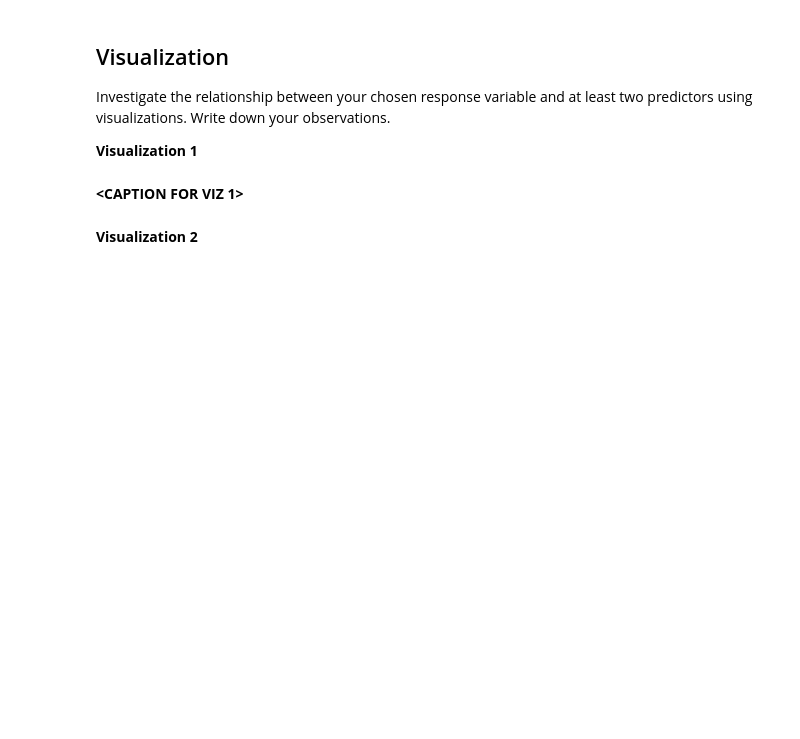
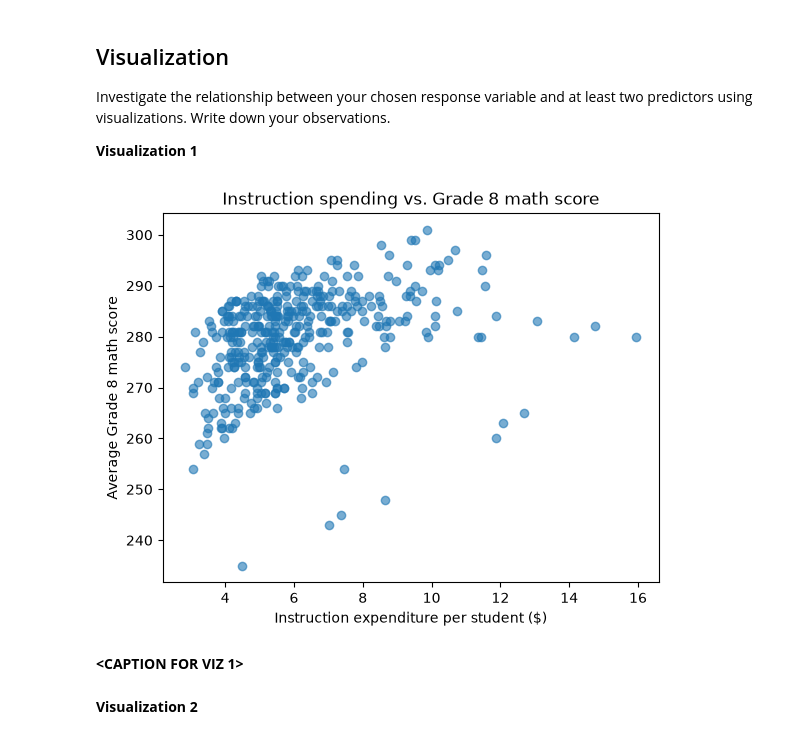
Before and after one commit to lukemill87/MDST-Onboarding, a Jupyter notebook: tutorial1/checkpoint1.ipynb, the cells around one changed output. Cells and saved outputs as stored; diff of their text form; code cells hidden in the pictures; blank space fills up the shorter version.

```diff
--- a/tutorial1/checkpoint1.ipynb
+++ b/tutorial1/checkpoint1.ipynb
@@ -143,0 +138,8 @@ Feature engineering justification: **<BRIEFLY DESCRIBE WHY YOU MADE THE CHANGES
+# %%
+# @@@ 5
+
+# per-student spending so big and small states are comparable
+df["EXPENDITURE_PER_STUDENT"] = df["TOTAL_EXPENDITURE"] / df["ENROLL"]
+df["INSTRUCTION_PER_STUDENT"] = df["INSTRUCTION_EXPENDITURE"] / df["ENROLL"]
+# share of revenue coming from the federal government
+df["FEDERAL_SHARE"] = df["FEDERAL_REVENUE"] / df["TOTAL_REVENUE"]
@@ -152,3 +154,13 @@ Investigate the relationship between your chosen response variable and at least
+# %%
+# @@@ 6
+
+plt.scatter(df["INSTRUCTION_PER_STUDENT"], df["AVG_MATH_8_SCORE"], alpha=0.6)
+plt.xlabel("Instruction expenditure per student ($)")
+plt.ylabel("Average Grade 8 math score")
+plt.title("Instruction spending vs. Grade 8 math score")
+plt.show()
+# %% [output]
+[figure, added]
 # %% [markdown]
 **<CAPTION FOR VIZ 1>**
 # %% [markdown]
```
Also changed, not shown: parts of 17 cells of this notebook.
